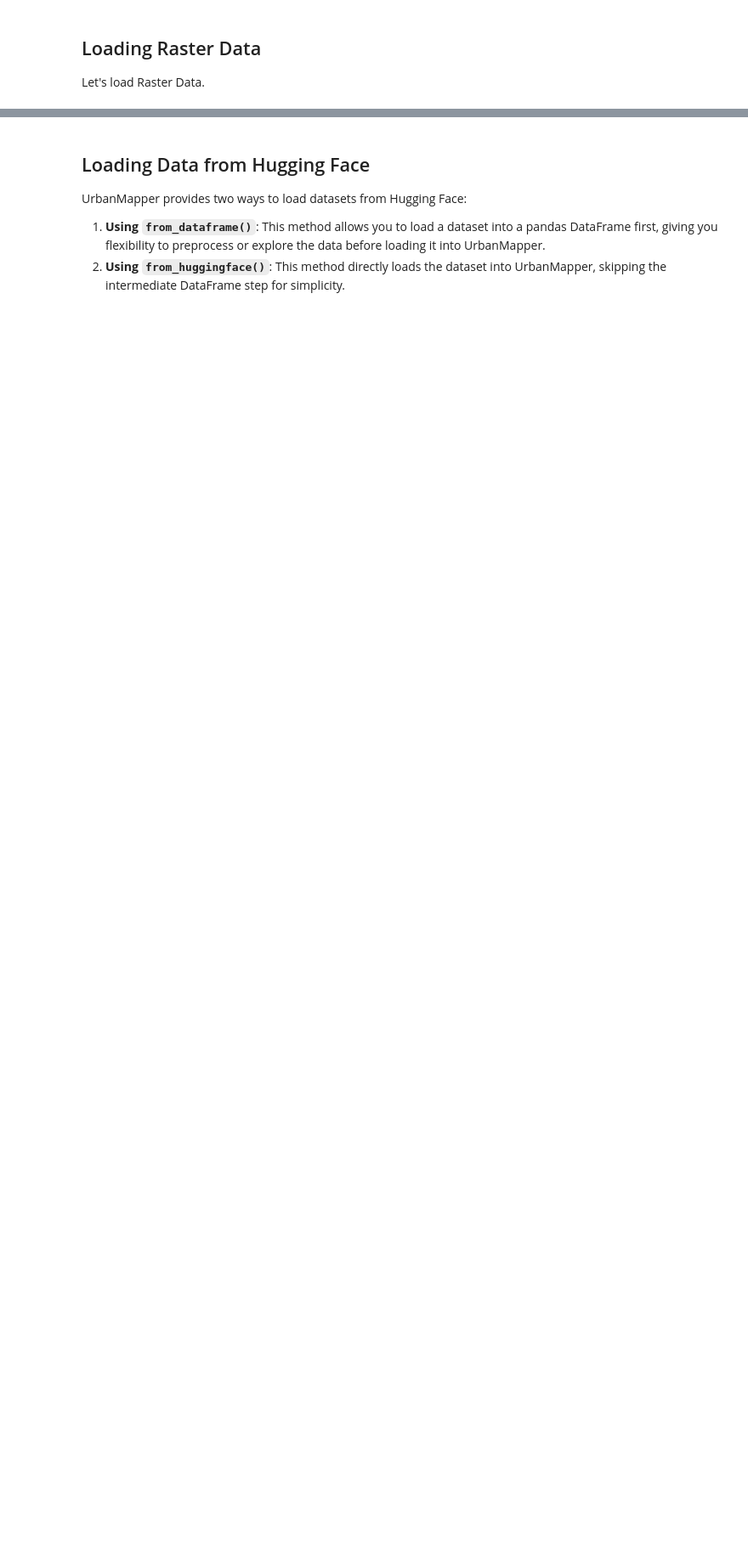
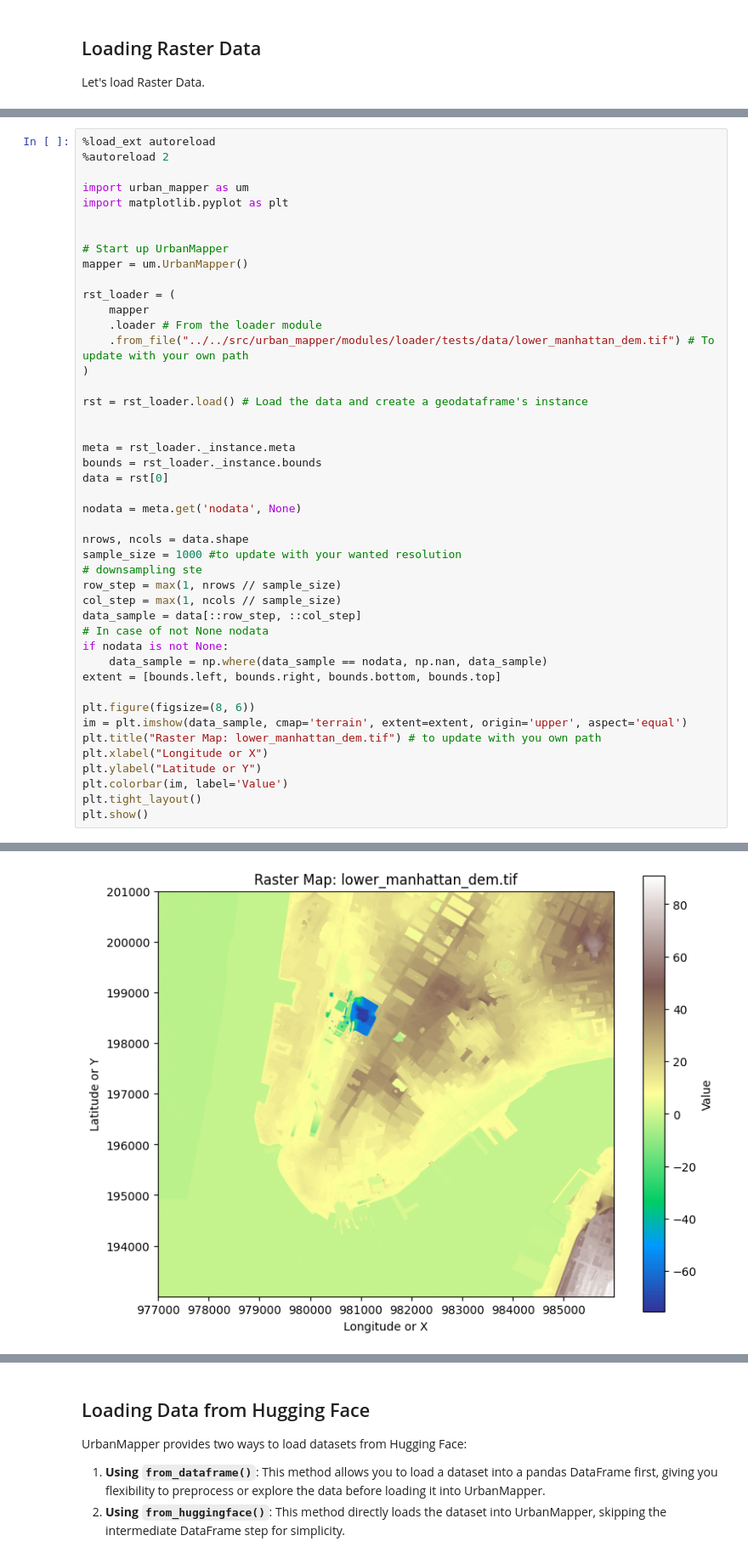
Before and after one commit to JUDITH-sketch/UrbanMapper_With_Rasters_Support, a Jupyter notebook: examples/1-Per-Module/1-loader.ipynb, the cells around one changed output, grey strips where cells are left out. Shown at 85% size. Drawn from its saved outputs; the diff is of its cells as text; blank space fills up the shorter version.

Commit message:
feat : WIP loader with gdf return

```diff
--- a/examples/1-Per-Module/1-loader.ipynb
+++ b/examples/1-Per-Module/1-loader.ipynb
@@ -120,0 +80,46 @@ RuntimeError: Error while loading raster: Unable to allocate 1.61 GiB for an arr
+# %%
+%load_ext autoreload
+%autoreload 2
+
+import urban_mapper as um
+import matplotlib.pyplot as plt
+
+
+# Start up UrbanMapper
+mapper = um.UrbanMapper()
+
+rst_loader = (
+    mapper
+    .loader # From the loader module
+    .from_file("../../src/urban_mapper/modules/loader/tests/data/lower_manhattan_dem.tif") # To update with your own path
+)
+
+rst = rst_loader.load() # Load the data and create a geodataframe's instance
+
+
+meta = rst_loader._instance.meta
+bounds = rst_loader._instance.bounds
+data = rst[0]
+
+nodata = meta.get('nodata', None)
+
+nrows, ncols = data.shape
+sample_size = 1000 #to update with your wanted resolution
+# downsampling ste
+row_step = max(1, nrows // sample_size)
+col_step = max(1, ncols // sample_size)
+data_sample = data[::row_step, ::col_step]
+# In case of not None nodata
+if nodata is not None:
+    data_sample = np.where(data_sample == nodata, np.nan, data_sample)
+extent = [bounds.left, bounds.right, bounds.bottom, bounds.top]
+
+plt.figure(figsize=(8, 6))
+im = plt.imshow(data_sample, cmap='terrain', extent=extent, origin='upper', aspect='equal')
+plt.title("Raster Map: lower_manhattan_dem.tif") # to update with you own path
+plt.xlabel("Longitude or X")
+plt.ylabel("Latitude or Y")
+plt.colorbar(im, label='Value')
+plt.tight_layout()
+plt.show()
+# %% [output]
@@ -120,0 +128 @@ RuntimeError: Error while loading raster: Unable to allocate 1.61 GiB for an arr
+[figure, added]
```
Also changed, not shown: parts of 6 cells of this notebook, 2 other files.
